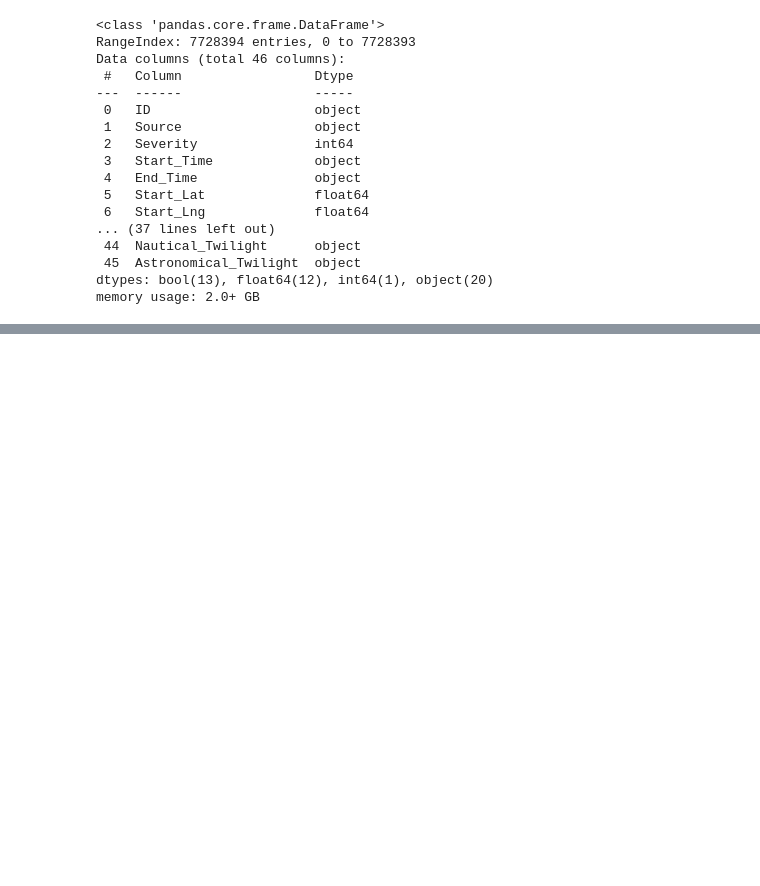
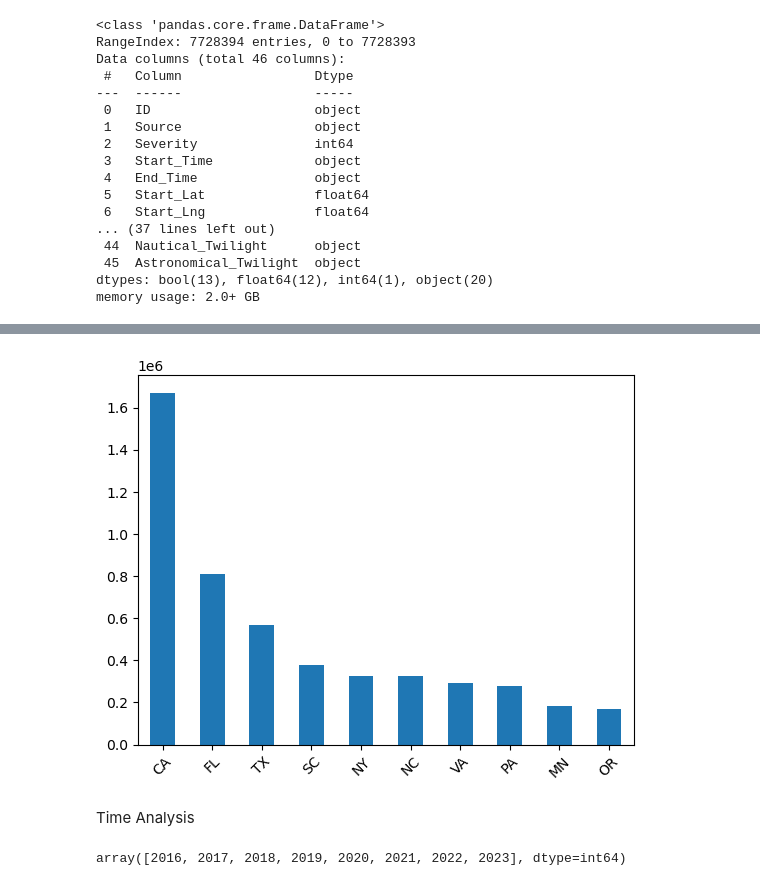
Before and after one commit to Kestrel86/US_AccidentModel, a Jupyter notebook: US_Accidents_EDA.ipynb, the cells around one changed output, grey strips where cells are left out. Drawn from its saved outputs; the diff is of its cells as text; code cells hidden in the pictures; blank space fills up the shorter version.

Commit message:
finished analysis 1st version

```diff
--- a/US_Accidents_EDA.ipynb
+++ b/US_Accidents_EDA.ipynb
@@ -50,0 +257,3 @@ df.drop_duplicates(inplace=True)
+# %%
+states_by_accident = df['State'].value_counts()
+states_by_accident
@@ -50,0 +278,15 @@ df.drop_duplicates(inplace=True)
+# %%
+top_10_states = states_by_accident.nlargest(10)
+# %%
+# not regarding top 100 cities, California still holds a large difference in accidents compared to other states
+top_10_states.plot(kind='bar')
+plt.xticks(rotation=45)
+plt.show()
+# %% [output]
+[figure, added]
+# %% [markdown]
+Time Analysis
+# %%
+df['Start_Time'].dt.year.sort_values().unique()
+# %% [output]
+array([2016, 2017, 2018, 2019, 2020, 2021, 2022, 2023], dtype=int64)
```
Also changed, not shown: parts of 33 cells of this notebook.
